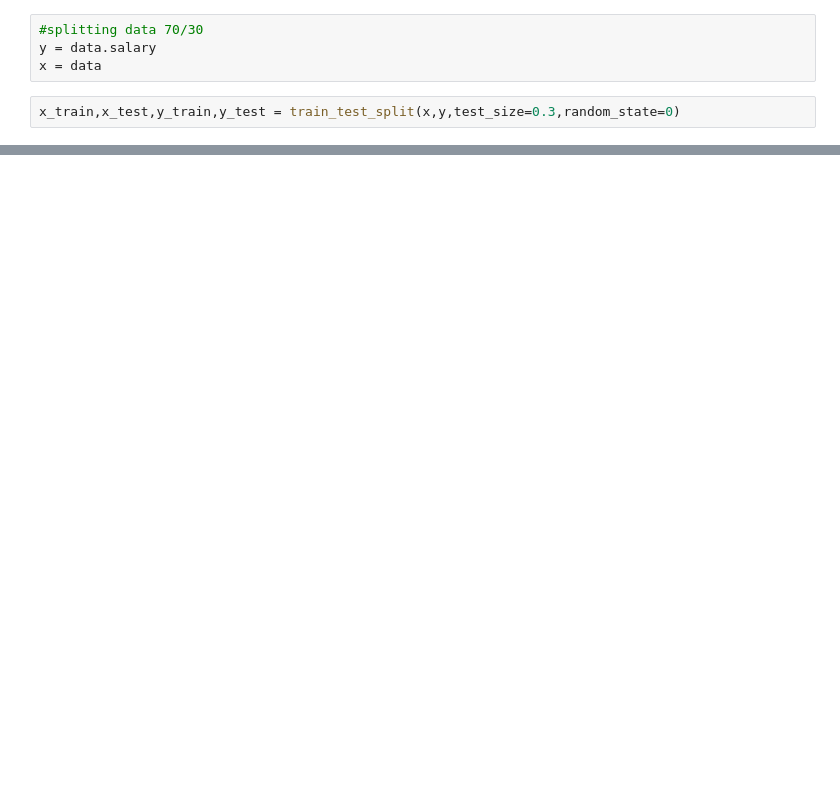
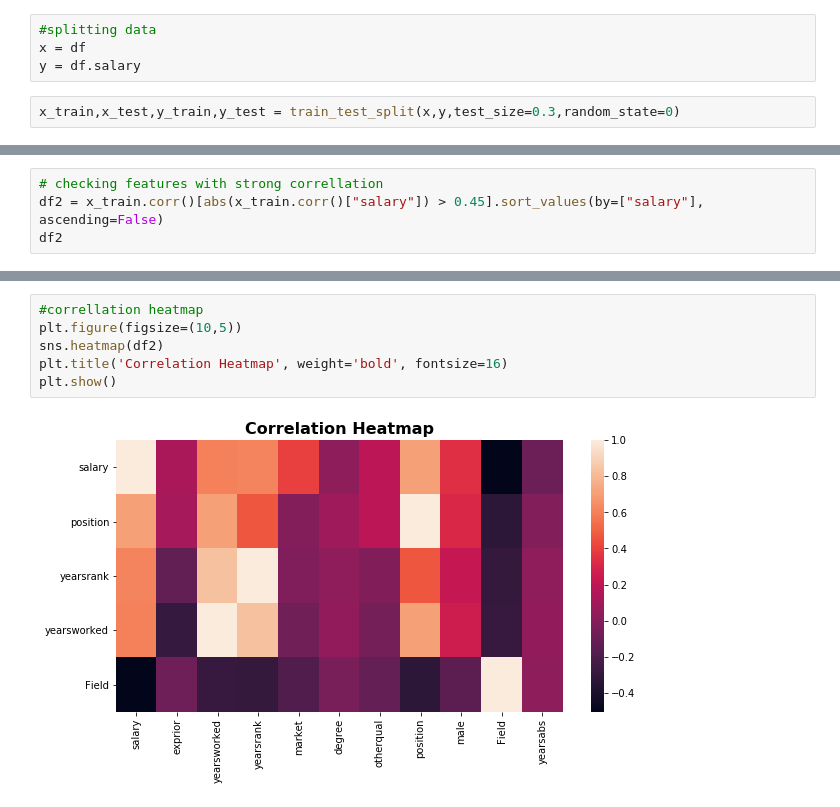
Before and after one commit to Sibusiso1995/Multi-linear-Regression, a Jupyter notebook: Untitled.ipynb, the cells around one changed output, grey strips where cells are left out. Cells and saved outputs as stored; diff of their text form; blank space fills up the shorter version.

```diff
--- a/Untitled.ipynb
+++ b/Untitled.ipynb
@@ -60,6 +38,6 @@ sns.residplot(x='salary', y='yearsworked',data=df)
 # %%
-#splitting data 70/30
-y = data.salary
-x = data
+#splitting data
+x = df
+y = df.salary
 # %%
 x_train,x_test,y_train,y_test = train_test_split(x,y,test_size=0.3,random_state=0)
@@ -74,0 +44,4 @@ plt.show()
+# %%
+# checking features with strong correllation
+df2 = x_train.corr()[abs(x_train.corr()["salary"]) > 0.45].sort_values(by=["salary"], ascending=False)
+df2
@@ -74,0 +63,8 @@ plt.show()
+# %%
+#correllation heatmap
+plt.figure(figsize=(10,5))
+sns.heatmap(df2)
+plt.title('Correlation Heatmap', weight='bold', fontsize=16)
+plt.show()
+# %% [output]
+[figure, added]
```
Also changed, not shown: parts of 20 cells of this notebook.
